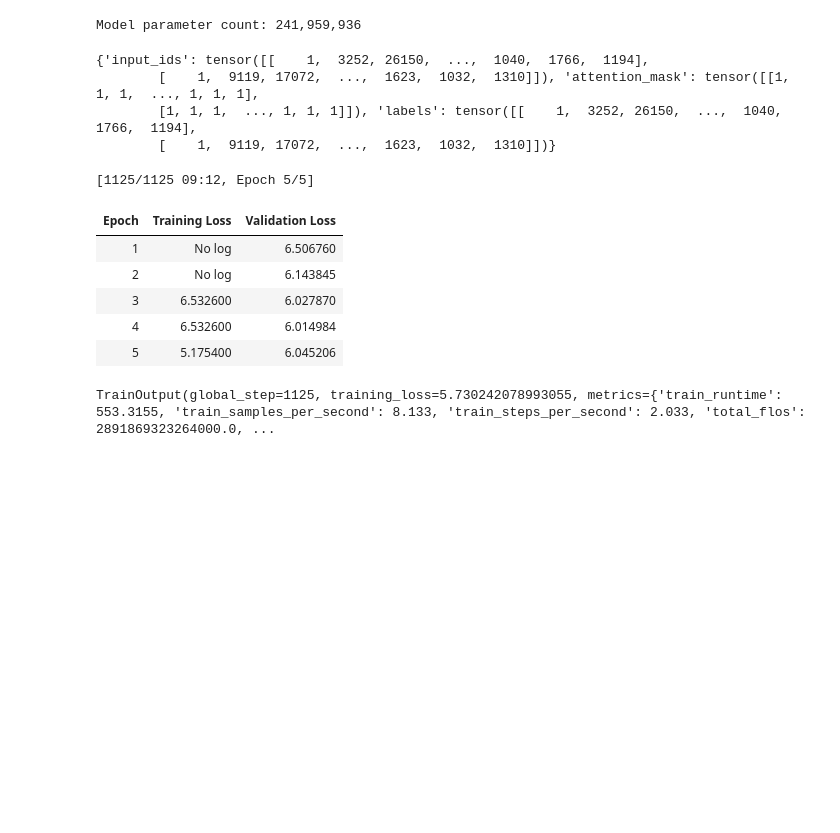
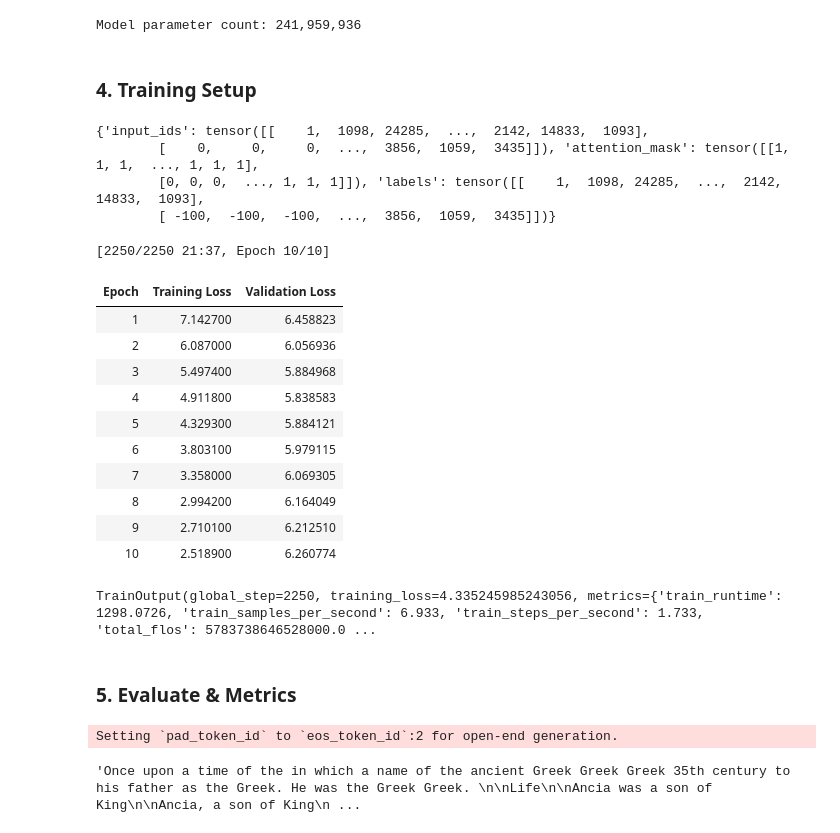
Before and after one commit to bachephysicdun/build-prod-ready-llms-from-scratch, a Jupyter notebook: 02_pretraining_supervised-learning_fine-tuning _RLHF/notebooks/training.ipynb, the cells around one changed output. Cells and saved outputs as stored; diff of their text form; code cells hidden in the pictures; blank space fills up the shorter version.

Commit message:
calculate metric for original model, add learning curve

```diff
--- a/02_pretraining_supervised-learning_fine-tuning _RLHF/notebooks/training.ipynb
+++ b/02_pretraining_supervised-learning_fine-tuning _RLHF/notebooks/training.ipynb
@@ -249,6 +283,8 @@ model_param_size = sum([param.numel() for param in model.parameters()])
 print(f'Model parameter count: {model_param_size:,}')
 # %% [output]
 Model parameter count: 241,959,936
+# %% [markdown]
+### 4. Training Setup
 # %%
 # in causual language model, the labels are the same as input
 from transformers import DataCollatorForLanguageModeling
@@ -256,7 +292,7 @@ from transformers import DataCollatorForLanguageModeling
 # data collator prepares batches of tokenized text for training
 # in causal ML training, labels are identical to inputs
 # (however, HuggingFace automatically shifts the labels during trainig)
-data_colator = DataCollatorForLanguageModeling(
+data_collator = DataCollatorForLanguageModeling(
     tokenizer=tokenizer,
     mlm=False, # no masked language modelling -> causual LM
     return_tensors='pt'
@@ -266,51 +302,68 @@ data_colator = DataCollatorForLanguageModeling(
 
 # note that tokenized['train'][i] is a dictionary with keys: input_ids, attention_mask, etc.
 # and tokenized['train'][0:1] returns a Dataset object (a slice of length 1), not a list of dicts.
-data_colator(
+data_collator(
     [tokenized['train'][i] for i in range(2)]   # a list of dictionaries
 )   # creates a batch of 2 samples
 # %% [output]
-{'input_ids': tensor([[    1,  3252, 26150,  ...,  1040,  1766,  1194],
-        [    1,  9119, 17072,  ...,  1623,  1032,  1310]]), 'attention_mask': tensor([[1, 1, 1,  ..., 1, 1, 1],
-        [1, 1, 1,  ..., 1, 1, 1]]), 'labels': tensor([[    1,  3252, 26150,  ...,  1040,  1766,  1194],
-        [    1,  9119, 17072,  ...,  1623,  1032,  1310]])}
+{'input_ids': tensor([[    1,  1098, 24285,  ...,  2142, 14833,  1093],
+        [    0,     0,     0,  ...,  3856,  1059,  3435]]), 'attention_mask': tensor([[1, 1, 1,  ..., 1, 1, 1],
+        [0, 0, 0,  ..., 1, 1, 1]]), 'labels': tensor([[    1,  1098, 24285,  ...,  2142, 14833,  1093],
+        [ -100,  -100,  -100,  ...,  3856,  1059,  3435]])}
 # %%
 from transformers import Trainer, TrainingArguments
 
 # define training argument (adjust based on available resources)
 trainings_args = TrainingArguments(
     output_dir="mistral7B/pretrained",  # where to save the model
     overwrite_output_dir=True,          # overwrite the content of the output directory
-    num_train_epochs=5,                 # number of training epochs
+    num_train_epochs=10,                # number of training epochs
     per_device_train_batch_size=4,      # batch size for training
     per_device_eval_batch_size=4,       # batch size for evaluation
-    eval_strategy="epoch",              # evaluate each `epoch`
+    eval_strategy="epoch",              # log eval metrics at each epoch
+    logging_strategy="epoch",           # log training loss at each epoch
+    save_strategy="no",                 # disables checkpoint saving altogether (for model experimentation)
     report_to='none',                   # disable wandb as we are not using it here
     bf16=False,                         # use bf16 if your GPU supports it
-    push_to_hub=True,                  # whether to push the model to the Hub or not (default False)
-    hub_model_id='bachephysicdun/dummy-pretrained-mistral7b',  # set the repo name
+    push_to_hub=True,                   # whether to push the model to the Hub or not (default False)
+    hub_model_id=f'{hf_username}/dummy-pretrained-mistral7b',  # set the repo name
     hub_private_repo=False              # set True for private repo
 )
 
 # Trainer handles training loop, evaluation, and logging
 trainer = Trainer(
     model=model,
     args=trainings_args,
     train_dataset=tokenized['train'],
     eval_dataset=tokenized['test'],
-    data_collator=data_colator,
+    data_collator=data_collator,
     processing_class=tokenizer
 )
 
 # train (small) model on a small dataset (for experimentation purpose)
 trainer.train()
 # %% [output]
-[1125/1125 09:12, Epoch 5/5]
+[2250/2250 21:37, Epoch 10/10]
 | Epoch | Training Loss | Validation Loss |
-| 1 | No log | 6.506760 |
-| 2 | No log | 6.143845 |
-| 3 | 6.532600 | 6.027870 |
-| 4 | 6.532600 | 6.014984 |
-| 5 | 5.175400 | 6.045206 |
+| 1 | 7.142700 | 6.458823 |
+| 2 | 6.087000 | 6.056936 |
+| 3 | 5.497400 | 5.884968 |
+| 4 | 4.911800 | 5.838583 |
+| 5 | 4.329300 | 5.884121 |
+| 6 | 3.803100 | 5.979115 |
+| 7 | 3.358000 | 6.069305 |
+| 8 | 2.994200 | 6.164049 |
+| 9 | 2.710100 | 6.212510 |
+| 10 | 2.518900 | 6.260774 |
-TrainOutput(global_step=1125, training_loss=5.730242078993055, metrics={'train_runtime': 553.3155, 'train_samples_per_second': 8.133, 'train_steps_per_second': 2.033, 'total_flos': 2891869323264000.0, ...
+TrainOutput(global_step=2250, training_loss=4.335245985243056, metrics={'train_runtime': 1298.0726, 'train_samples_per_second': 6.933, 'train_steps_per_second': 1.733, 'total_flos': 5783738646528000.0 ...
+# %% [markdown]
+### 5. Evaluate & Metrics
+# %%
+# quick text generation (and compared with the output of the pretrained Mistral-7B model)
+inputs = tokenizer("Once upon a time", return_tensors="pt").to(model.device)
+outputs = model.generate(**inputs, max_length=100)
+tokenizer.decode(outputs[0], skip_special_tokens=True)
+# %% [output]
+Setting `pad_token_id` to `eos_token_id`:2 for open-end generation.
+'Once upon a time of the in which a name of the ancient Greek Greek Greek 35th century to his father as the Greek. He was the Greek Greek. \n\nLife\n\nAncia was a son of King\n\nAncia, a son of King\n ...
 # %% [markdown]
```
Also changed, not shown: parts of 18 cells of this notebook.
